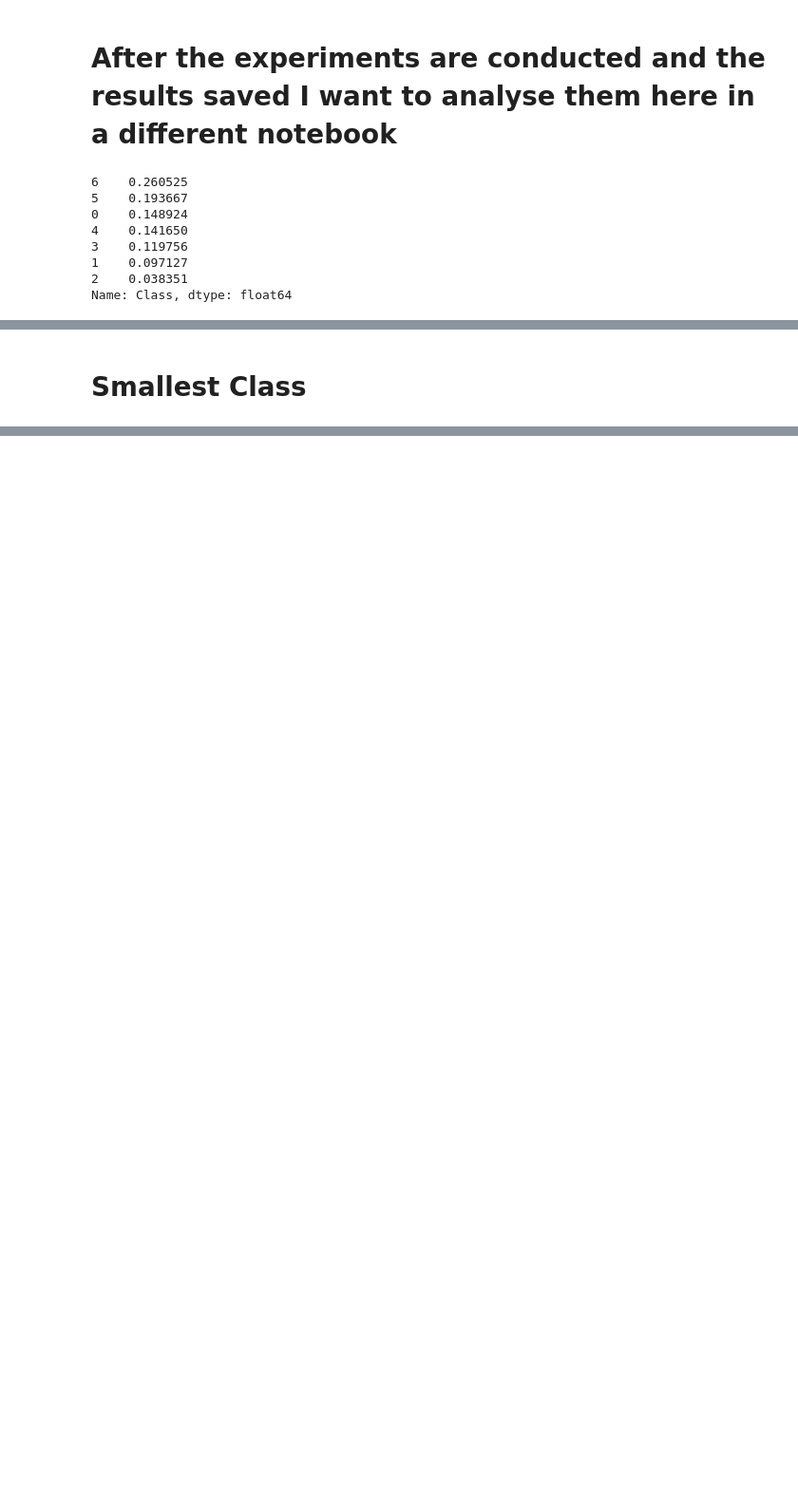
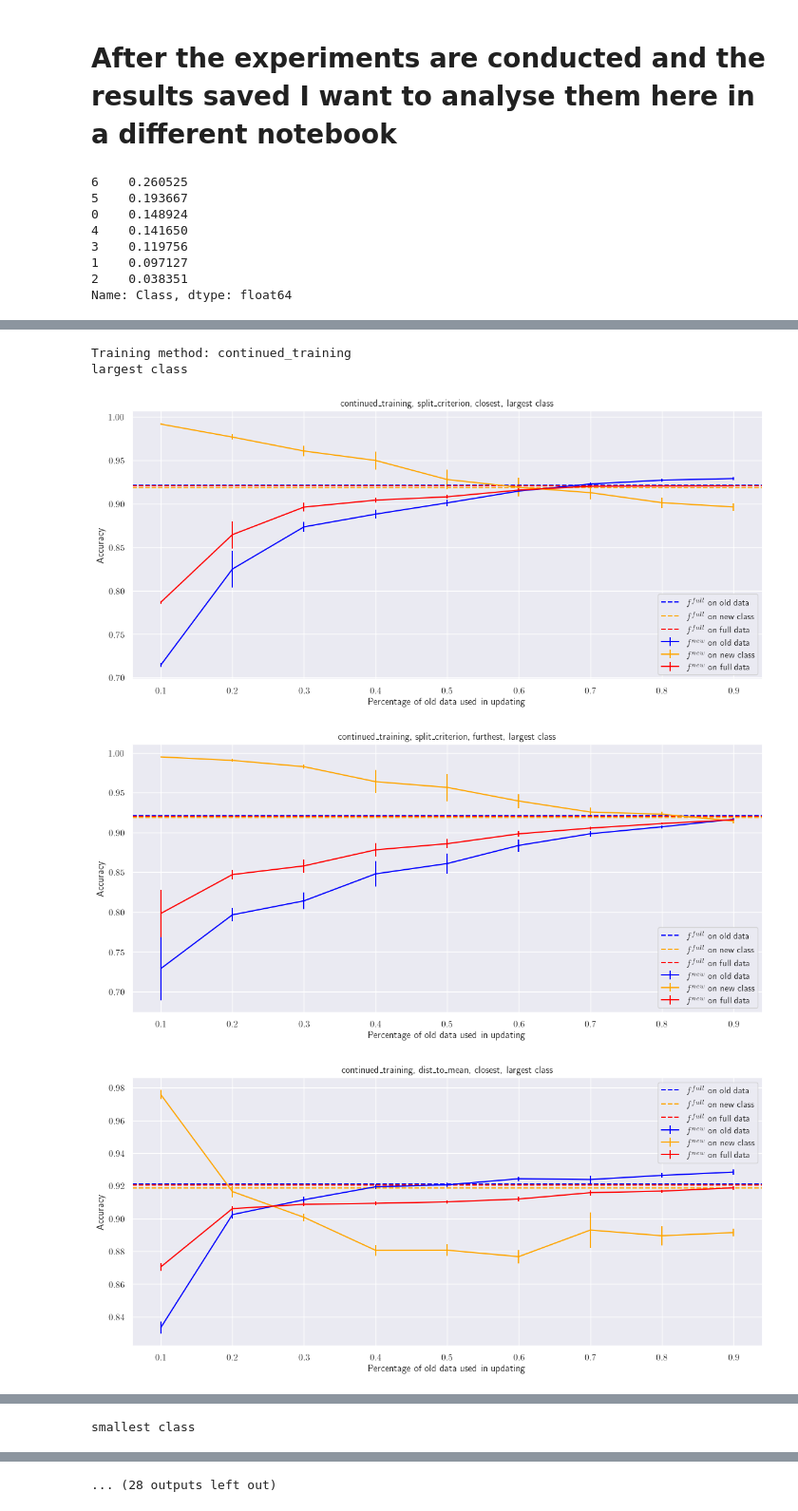
Before and after one commit to dalefi/Incremental-Tabular-Learning, a Jupyter notebook: DryBeansDataset/Experiments/db_continued_training_experiments_analysis.ipynb, the cells around one changed output, grey strips where cells are left out. Shown at 95% size. Drawn from its saved outputs; the diff is of its cells as text; code cells hidden in the pictures; blank space fills up the shorter version.

```diff
--- a/DryBeansDataset/Experiments/db_continued_training_experiments_analysis.ipynb
+++ b/DryBeansDataset/Experiments/db_continued_training_experiments_analysis.ipynb
@@ -87,15 +61,27 @@ helper_funcs.plot_results("continued_training", experiment_results, batch_result
-# %% [markdown]
-# Smallest Class
-# %%
-new_class_idx = smallest_class_label
-
-batch_results = helper_funcs.unpack_batch_results("continued_training", largest_or_smallest_class)
-
-for data_selection_method in ['split_criterion', 'dist_to_mean', 'nearest_neighbors', 'entropy']:
-    for sort_type in ['closest', 'furthest']:
-        experiment_results = helper_funcs.unpack_results("continued_training", data_selection_method, sort_type, largest_or_smallest_class)
-        helper_funcs.plot_results("continued_training", experiment_results, batch_results, data_selection_method, sort_type, largest_or_smallest_class, save=True)
-
-# and once for random method
-experiment_results = helper_funcs.unpack_results("continued_training", 'random', 'closest', largest_or_smallest_class)
-helper_funcs.plot_results("continued_training", experiment_results, batch_results, 'random', 'closest', largest_or_smallest_class, save=True)
+# %%
+for training_method in ['continued_training', 'add_trees']:
+    print(f'Training method: {training_method}')
+    for new_class_idx in [largest_class_label, smallest_class_label]:
+        if new_class_idx == largest_class_label:
+            largest_or_smallest_class = 'largest class'
+        elif new_class_idx == smallest_class_label:
+            largest_or_smallest_class = 'smallest class'
+
+        print(largest_or_smallest_class)
+
+        batch_results = helper_funcs.unpack_batch_results(training_method, largest_or_smallest_class)
+
+        for data_selection_method in ['split_criterion', 'dist_to_mean', 'nearest_neighbors', 'entropy']:
+            for sort_type in ['closest', 'furthest']:
+                experiment_results = helper_funcs.unpack_results(training_method, data_selection_method, sort_type, largest_or_smallest_class)
+                helper_funcs.plot_results(training_method, experiment_results, batch_results, data_selection_method, sort_type, largest_or_smallest_class, save=True)
+
+        # and once for random method
+        experiment_results = helper_funcs.unpack_results(training_method, 'random', 'closest', largest_or_smallest_class)
+        helper_funcs.plot_results(training_method, experiment_results, batch_results, 'random', 'closest', largest_or_smallest_class, save=True)
+# %% [output]
+Training method: continued_training
+largest class
+[figure, added]
+[figure, added]
+[figure, added]
@@ -101,0 +94 @@ helper_funcs.plot_results("continued_training", experiment_results, batch_result
+smallest class
@@ -101,0 +96 @@ helper_funcs.plot_results("continued_training", experiment_results, batch_result
+... (28 outputs left out)
```
Also changed, not shown: parts of 3 cells of this notebook, 10 other files.
